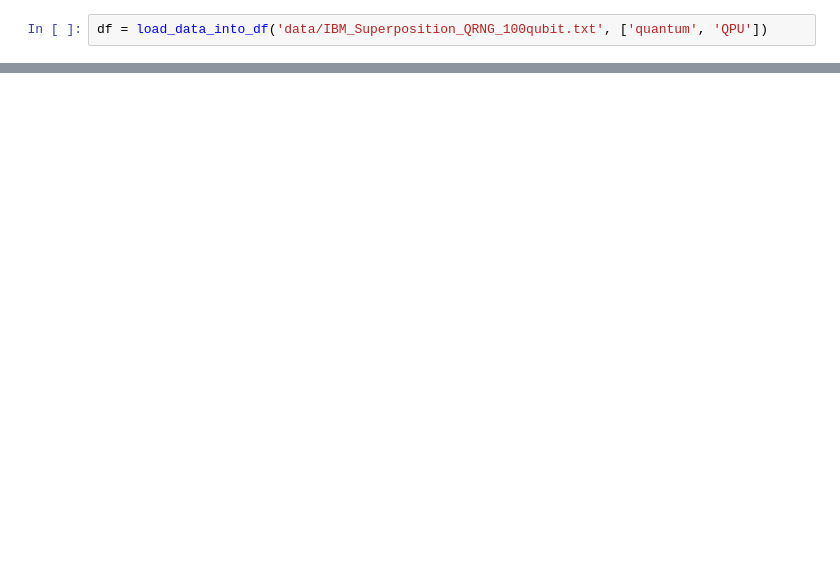
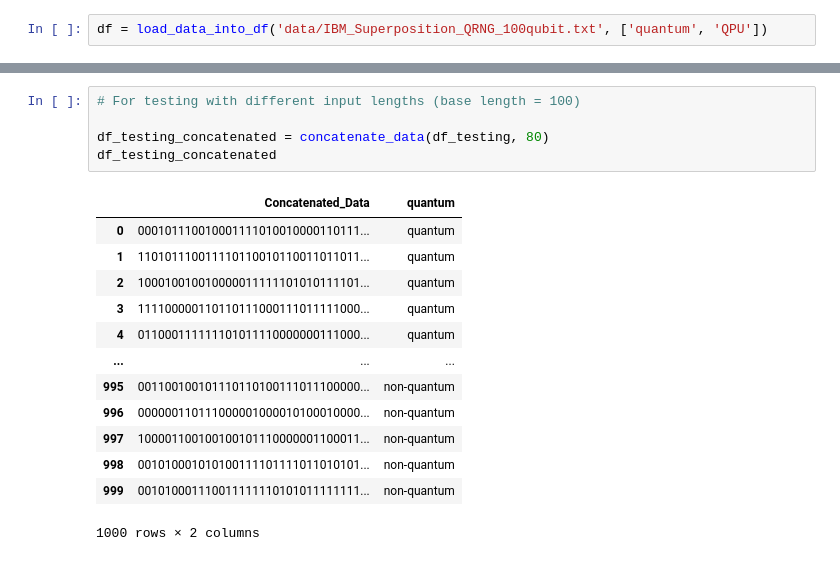
Before and after one commit to dorahacksglobal/qc-classifier, a Jupyter notebook: QRNG_Classification_Current.ipynb, the cells around one changed output, grey strips where cells are left out. Saved outputs shown, nothing was run; the diff lists cells and outputs as text; blank space fills up the shorter version.

```diff
--- a/QRNG_Classification_Current.ipynb
+++ b/QRNG_Classification_Current.ipynb
@@ -59,0 +35,19 @@ df_testing_features
+# %%
+# For testing with different input lengths (base length = 100)
+
+df_testing_concatenated = concatenate_data(df_testing, 80)
+df_testing_concatenated
+# %% [output]
+|  | Concatenated_Data | quantum |
+| 0 | 000101110010001111010010000110111... | quantum |
+| 1 | 110101110011110110010110011011011... | quantum |
+| 2 | 100010010010000011111101010111101... | quantum |
+| 3 | 111100000110110111000111011111000... | quantum |
+| 4 | 011000111111101011110000000111000... | quantum |
+| ... | ... | ... |
+| 995 | 001100100101110110100111011100000... | non-quantum |
+| 996 | 000000110111000001000010100010000... | non-quantum |
+| 997 | 100001100100100101110000001100011... | non-quantum |
+| 998 | 001010001010100111101111011010101... | non-quantum |
+| 999 | 001010001110011111110101011111111... | non-quantum |
+1000 rows × 2 columns
```
Also changed, not shown: parts of 15 cells of this notebook, 17 other files.
